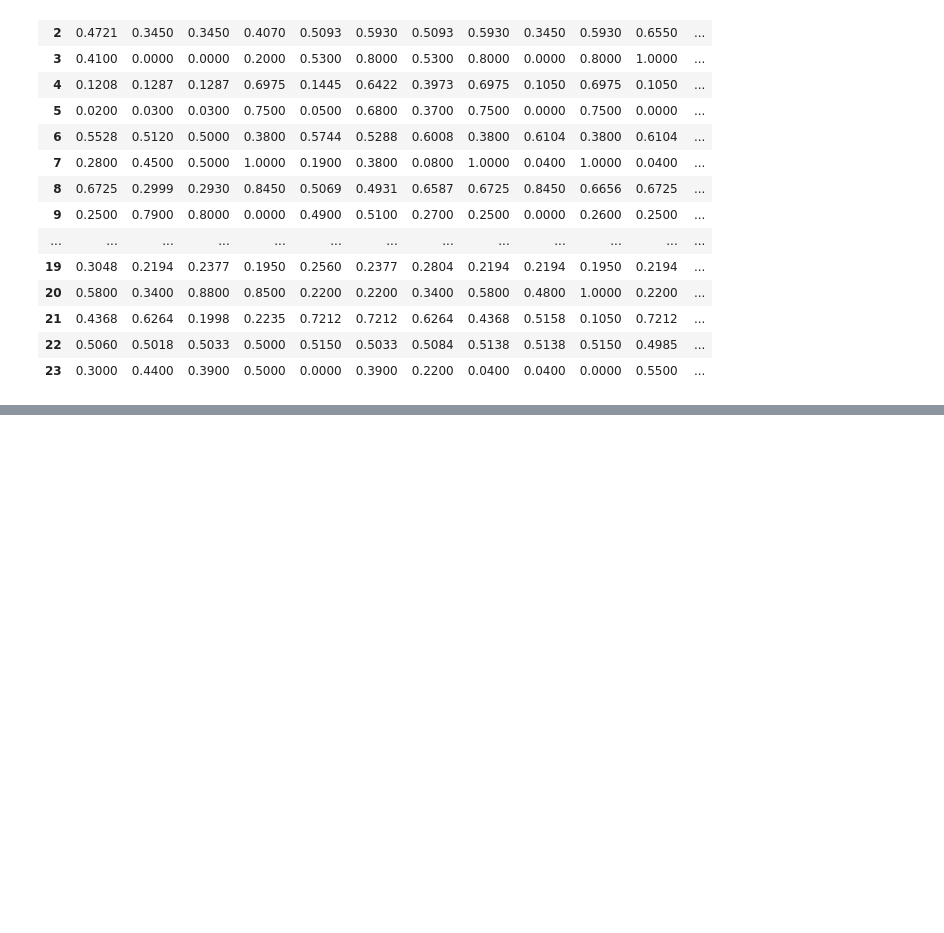
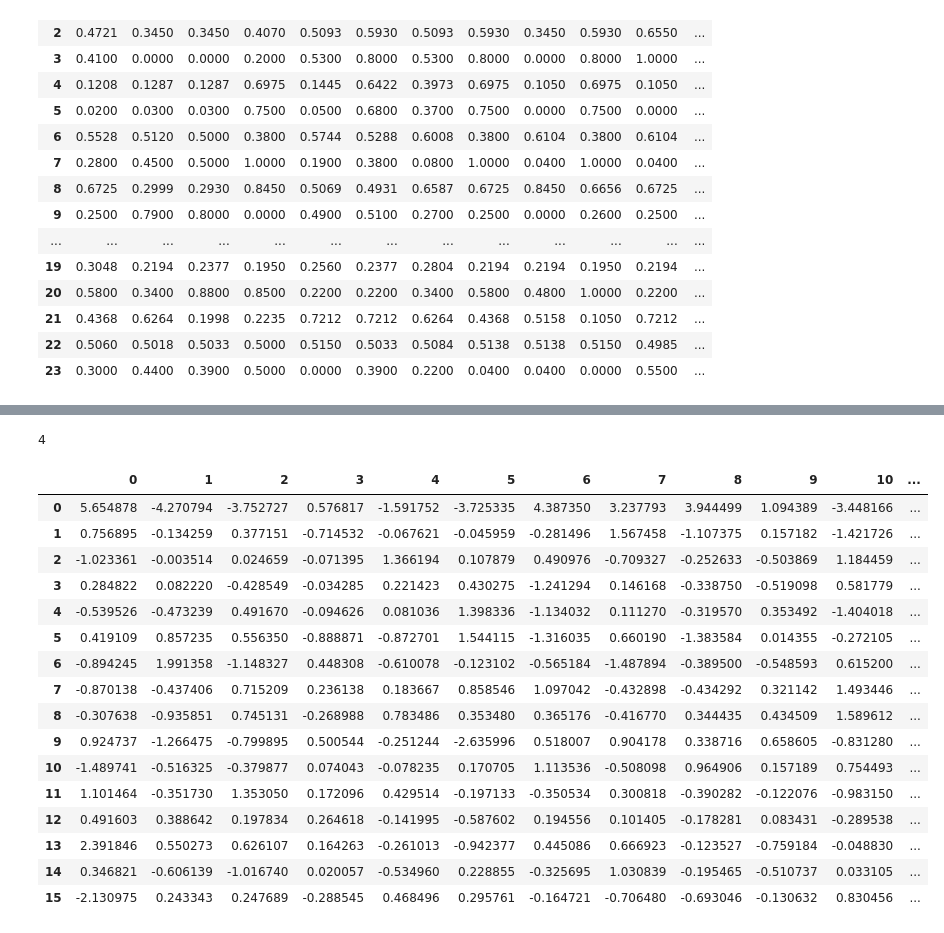
Before and after one commit to Ishikawa7/neural-network-with-fuzzified-inverter, a Jupyter notebook: fuzzified_inverter_modern_TF.ipynb, the cells around one changed output, grey strips where cells are left out. Drawn from its saved outputs; the diff is of its cells as text; code cells hidden in the pictures; blank space fills up the shorter version.

```diff
--- a/fuzzified_inverter_modern_TF.ipynb
+++ b/fuzzified_inverter_modern_TF.ipynb
@@ -107,0 +96,31 @@ sns.lineplot(x='epoch', y='loss', data=hist)
+# %%
+# display model weights
+weights = model.get_weights()
+# %%
+len(weights)
+# %% [output]
+4
+# %%
+# convert weights to pandas dataframe
+df_weights_h = pd.DataFrame(weights[0])
+df_weights_o = pd.DataFrame(weights[2])
+# %%
+df_weights_h
+# %% [output]
+|  | 0 | 1 | 2 | 3 | 4 | 5 | 6 | 7 | 8 | 9 | 10 | ... |
+| 0 | 5.654878 | -4.270794 | -3.752727 | 0.576817 | -1.591752 | -3.725335 | 4.387350 | 3.237793 | 3.944499 | 1.094389 | -3.448166 | ... |
+| 1 | 0.756895 | -0.134259 | 0.377151 | -0.714532 | -0.067621 | -0.045959 | -0.281496 | 1.567458 | -1.107375 | 0.157182 | -1.421726 | ... |
+| 2 | -1.023361 | -0.003514 | 0.024659 | -0.071395 | 1.366194 | 0.107879 | 0.490976 | -0.709327 | -0.252633 | -0.503869 | 1.184459 | ... |
+| 3 | 0.284822 | 0.082220 | -0.428549 | -0.034285 | 0.221423 | 0.430275 | -1.241294 | 0.146168 | -0.338750 | -0.519098 | 0.581779 | ... |
+| 4 | -0.539526 | -0.473239 | 0.491670 | -0.094626 | 0.081036 | 1.398336 | -1.134032 | 0.111270 | -0.319570 | 0.353492 | -1.404018 | ... |
+| 5 | 0.419109 | 0.857235 | 0.556350 | -0.888871 | -0.872701 | 1.544115 | -1.316035 | 0.660190 | -1.383584 | 0.014355 | -0.272105 | ... |
+| 6 | -0.894245 | 1.991358 | -1.148327 | 0.448308 | -0.610078 | -0.123102 | -0.565184 | -1.487894 | -0.389500 | -0.548593 | 0.615200 | ... |
+| 7 | -0.870138 | -0.437406 | 0.715209 | 0.236138 | 0.183667 | 0.858546 | 1.097042 | -0.432898 | -0.434292 | 0.321142 | 1.493446 | ... |
+| 8 | -0.307638 | -0.935851 | 0.745131 | -0.268988 | 0.783486 | 0.353480 | 0.365176 | -0.416770 | 0.344435 | 0.434509 | 1.589612 | ... |
+| 9 | 0.924737 | -1.266475 | -0.799895 | 0.500544 | -0.251244 | -2.635996 | 0.518007 | 0.904178 | 0.338716 | 0.658605 | -0.831280 | ... |
+| 10 | -1.489741 | -0.516325 | -0.379877 | 0.074043 | -0.078235 | 0.170705 | 1.113536 | -0.508098 | 0.964906 | 0.157189 | 0.754493 | ... |
+| 11 | 1.101464 | -0.351730 | 1.353050 | 0.172096 | 0.429514 | -0.197133 | -0.350534 | 0.300818 | -0.390282 | -0.122076 | -0.983150 | ... |
+| 12 | 0.491603 | 0.388642 | 0.197834 | 0.264618 | -0.141995 | -0.587602 | 0.194556 | 0.101405 | -0.178281 | 0.083431 | -0.289538 | ... |
+| 13 | 2.391846 | 0.550273 | 0.626107 | 0.164263 | -0.261013 | -0.942377 | 0.445086 | 0.666923 | -0.123527 | -0.759184 | -0.048830 | ... |
+| 14 | 0.346821 | -0.606139 | -1.016740 | 0.020057 | -0.534960 | 0.228855 | -0.325695 | 1.030839 | -0.195465 | -0.510737 | 0.033105 | ... |
+| 15 | -2.130975 | 0.243343 | 0.247689 | -0.288545 | 0.468496 | 0.295761 | -0.164721 | -0.706480 | -0.693046 | -0.130632 | 0.830456 | ... |
```
Also changed, not shown: parts of 5 cells of this notebook, 2 other files.
